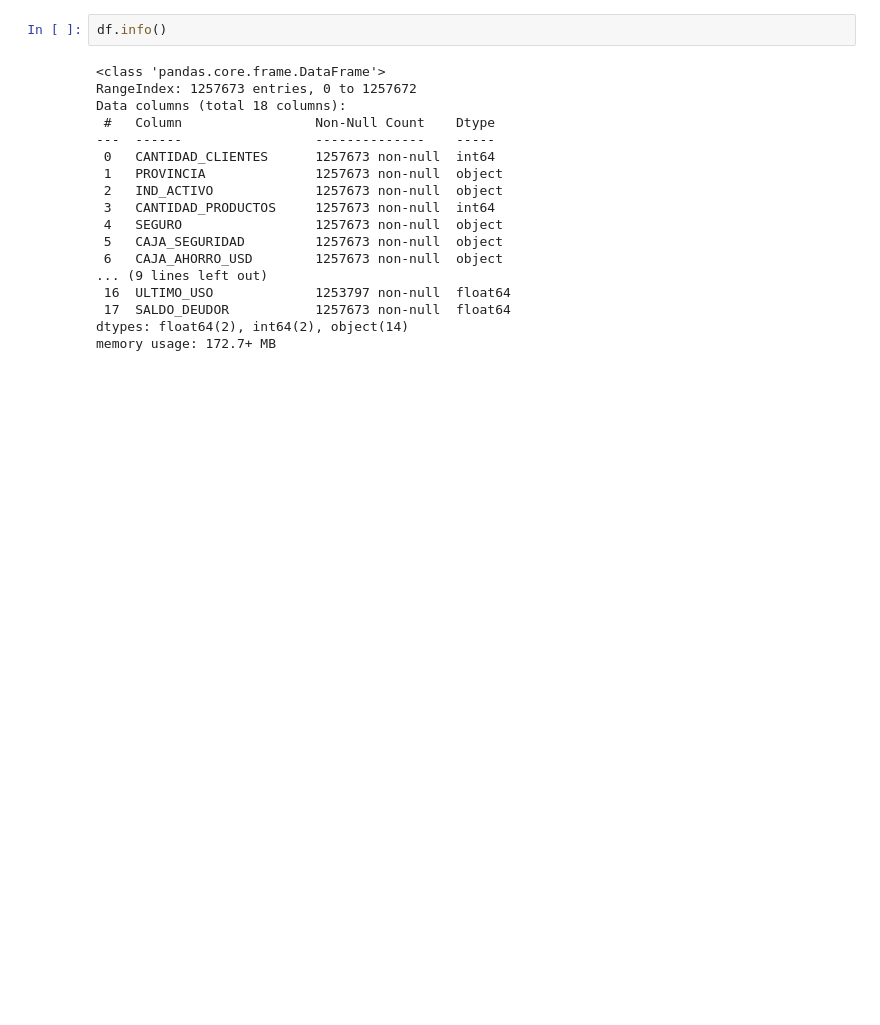
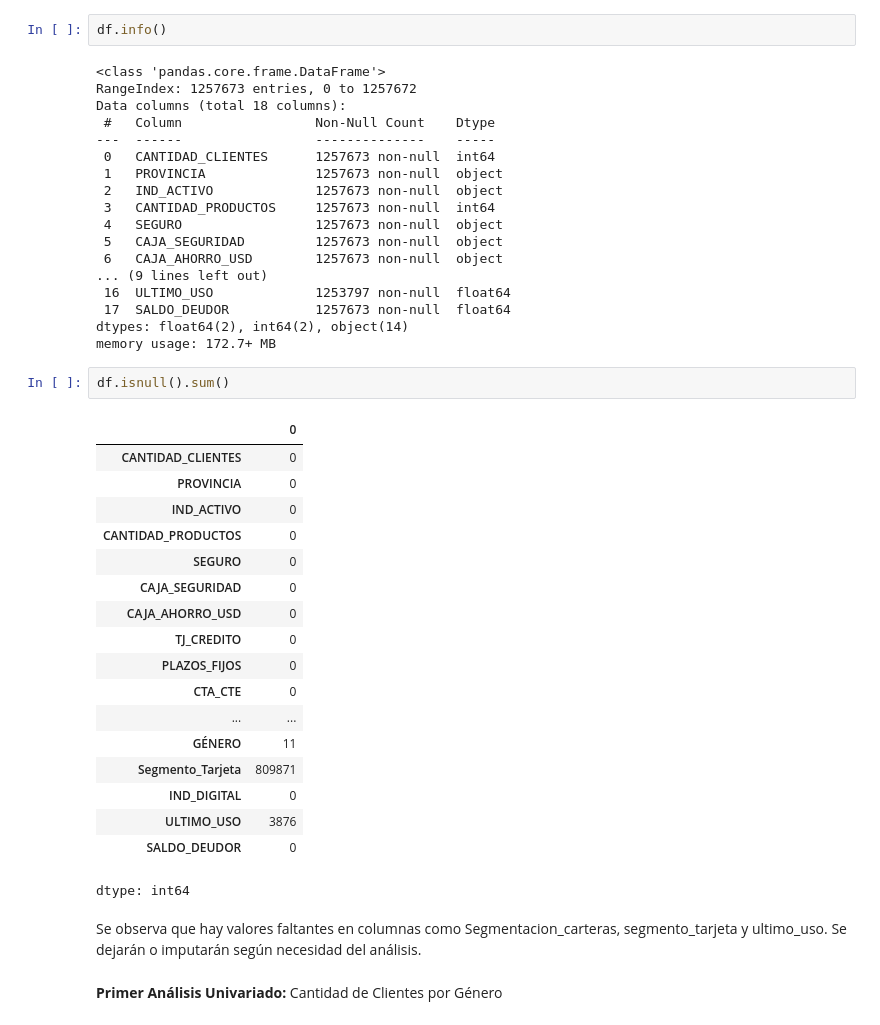
Before and after one commit to chiaravanin/CursoCoder, a Jupyter notebook: ProyectoDS_PArteIVANIN.ipynb, the cells around one changed output. Saved outputs shown, nothing was run; the diff lists cells and outputs as text; blank space fills up the shorter version.

```diff
--- a/ProyectoDS_PArteIVANIN.ipynb
+++ b/ProyectoDS_PArteIVANIN.ipynb
@@ -74,3 +76,28 @@ Data columns (total 18 columns):
  17  SALDO_DEUDOR           1257673 non-null  float64
 dtypes: float64(2), int64(2), object(14)
 memory usage: 172.7+ MB
+# %%
+df.isnull().sum()
+# %% [output]
+|  | 0 |
+| CANTIDAD_CLIENTES | 0 |
+| PROVINCIA | 0 |
+| IND_ACTIVO | 0 |
+| CANTIDAD_PRODUCTOS | 0 |
+| SEGURO | 0 |
+| CAJA_SEGURIDAD | 0 |
+| CAJA_AHORRO_USD | 0 |
+| TJ_CREDITO | 0 |
+| PLAZOS_FIJOS | 0 |
+| CTA_CTE | 0 |
+| ... | ... |
+| GÉNERO | 11 |
+| Segmento_Tarjeta | 809871 |
+| IND_DIGITAL | 0 |
+| ULTIMO_USO | 3876 |
+| SALDO_DEUDOR | 0 |
+dtype: int64
+# %% [markdown]
+Se observa que hay valores faltantes en columnas como Segmentacion_carteras, segmento_tarjeta y ultimo_uso. Se dejarán o imputarán según necesidad del análisis.
+# %% [markdown]
+**Primer Análisis Univariado:** Cantidad de Clientes por Género
```
Also changed, not shown: parts of 2 cells of this notebook.
